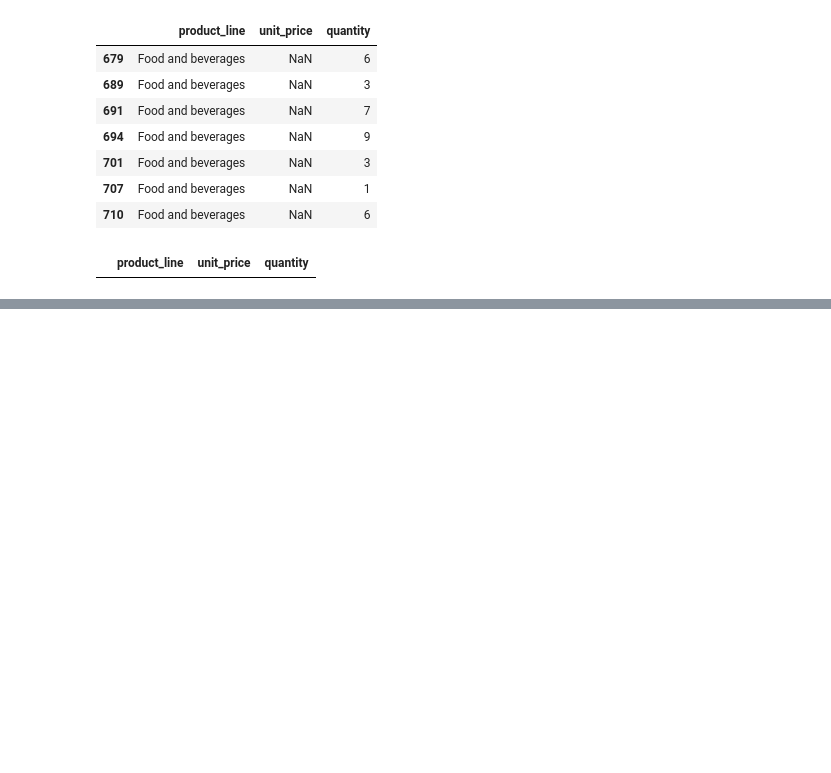
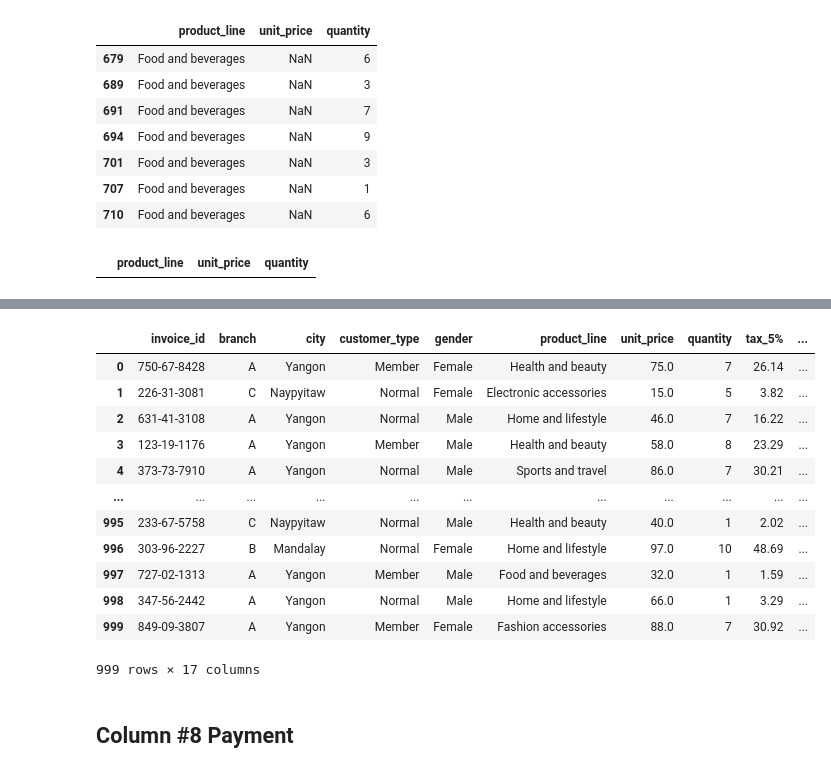
Before and after one commit to 4J-Consulting/FreshMarket-project, a Jupyter notebook: Proceso de limpieza/Verificasion y limpieza fresh-market.ipynb, the cells around one changed output, grey strips where cells are left out. Drawn from its saved outputs; the diff is of its cells as text; code cells hidden in the pictures; blank space fills up the shorter version.

Commit message:
Adecuamos los formatod de columans con fechas y solucionamos probemas estructurales de la columna payment.

```diff
--- a/Proceso de limpieza/Verificasion y limpieza fresh-market.ipynb
+++ b/Proceso de limpieza/Verificasion y limpieza fresh-market.ipynb
@@ -288,3 +288,7 @@ data['unit_price'].fillna(round(np.mean(data['product_line'] =="Food and beverag
 data[['product_line', 'unit_price','quantity']].loc[data['unit_price'].isnull()]
 # %% [output]
 |  | product_line | unit_price | quantity |
+# %%
+# Agregamos formato de string a la columna product line.
+
+data['product_line']= data['product_line'].astype("string")
@@ -290,0 +323,3 @@ data[['product_line', 'unit_price','quantity']].loc[data['unit_price'].isnull()]
+# %%
+#Cambiamos el numero de decimales limitados a dos
+data['tax_5%']  =data['tax_5%'].round(2)
@@ -290,0 +370,4 @@ data[['product_line', 'unit_price','quantity']].loc[data['unit_price'].isnull()]
+# %%
+# Normalizamos la cantidad de decimales a dos espacios.
+
+data['total'] = data['total'].round(2)
@@ -290,0 +396,18 @@ data[['product_line', 'unit_price','quantity']].loc[data['unit_price'].isnull()]
+# %%
+data
+# %% [output]
+|  | invoice_id | branch | city | customer_type | gender | product_line | unit_price | quantity | tax_5% | ... |
+| 0 | 750-67-8428 | A | Yangon | Member | Female | Health and beauty | 75.0 | 7 | 26.14 | ... |
+| 1 | 226-31-3081 | C | Naypyitaw | Normal | Female | Electronic accessories | 15.0 | 5 | 3.82 | ... |
+| 2 | 631-41-3108 | A | Yangon | Normal | Male | Home and lifestyle | 46.0 | 7 | 16.22 | ... |
+| 3 | 123-19-1176 | A | Yangon | Member | Male | Health and beauty | 58.0 | 8 | 23.29 | ... |
+| 4 | 373-73-7910 | A | Yangon | Normal | Male | Sports and travel | 86.0 | 7 | 30.21 | ... |
+| ... | ... | ... | ... | ... | ... | ... | ... | ... | ... | ... |
+| 995 | 233-67-5758 | C | Naypyitaw | Normal | Male | Health and beauty | 40.0 | 1 | 2.02 | ... |
+| 996 | 303-96-2227 | B | Mandalay | Normal | Female | Home and lifestyle | 97.0 | 10 | 48.69 | ... |
+| 997 | 727-02-1313 | A | Yangon | Member | Male | Food and beverages | 32.0 | 1 | 1.59 | ... |
+| 998 | 347-56-2442 | A | Yangon | Normal | Male | Home and lifestyle | 66.0 | 1 | 3.29 | ... |
+| 999 | 849-09-3807 | A | Yangon | Member | Female | Fashion accessories | 88.0 | 7 | 30.92 | ... |
+999 rows × 17 columns
+# %% [markdown]
+## Column #8 Payment
```
Also changed, not shown: parts of 16 cells of this notebook.
